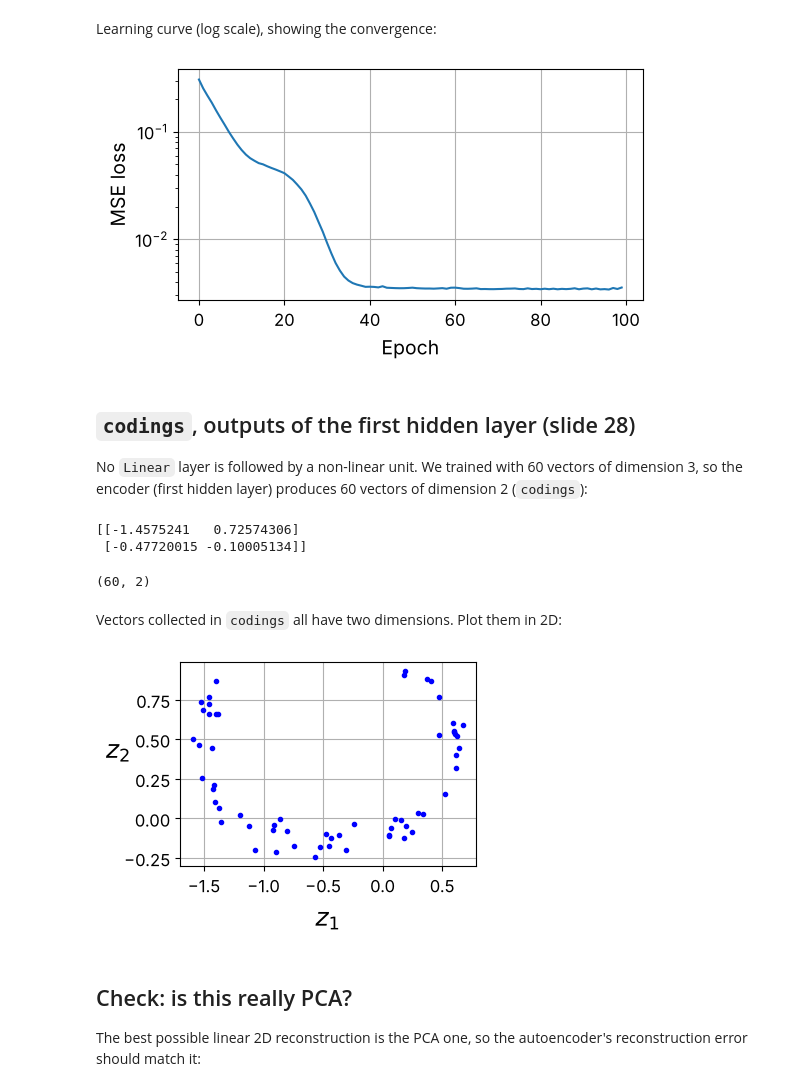
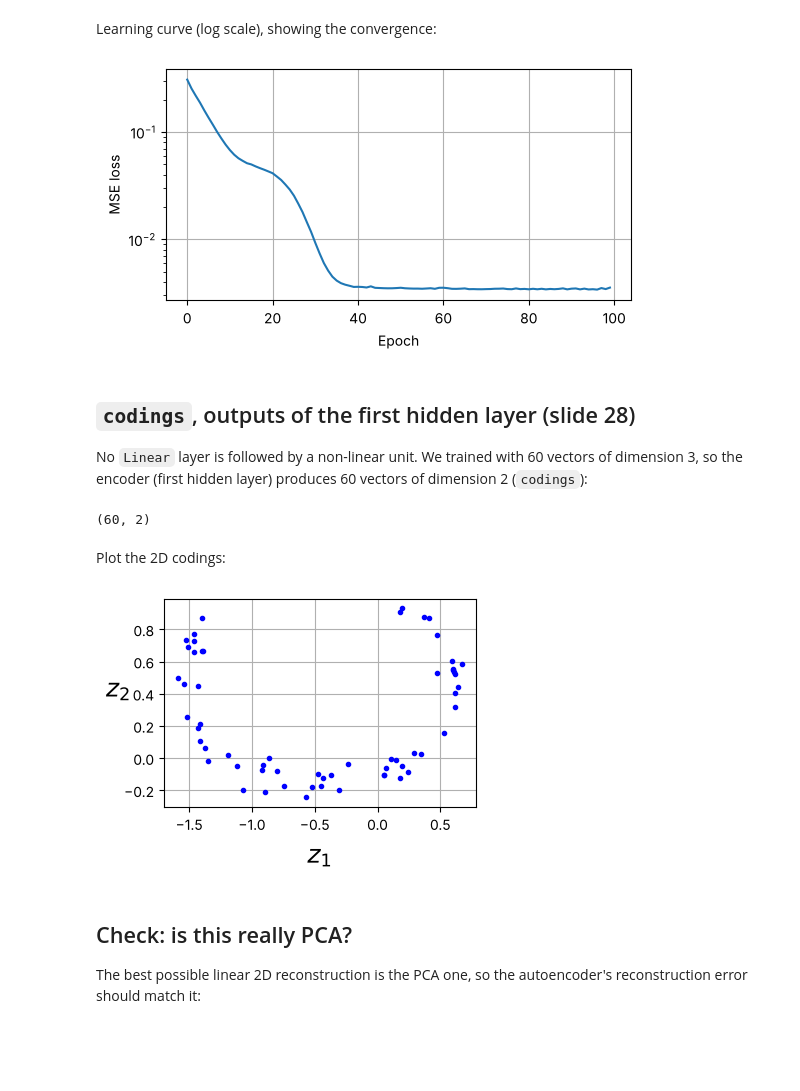
Before and after one commit to jawad197704/e89_Hussein_Jawad_HW06, a Jupyter notebook: HW06_Problem1_Autoencoder_PCA.ipynb, the cells around one changed output. Saved outputs shown, nothing was run; the diff lists cells and outputs as text; code cells hidden in the pictures; blank space fills up the shorter version.

```diff
--- a/HW06_Problem1_Autoencoder_PCA.ipynb
+++ b/HW06_Problem1_Autoencoder_PCA.ipynb
@@ -228,0 +126,22 @@ Epoch 100/100: loss=0.0036
+# %%
+X_train_t = torch.tensor(X_train, dtype=torch.float32)  # NumPy array -> PyTorch tensor (float32).
+train_loader = DataLoader(TensorDataset(X_train_t), batch_size=32, shuffle=True)  # Shuffled mini-batches of 32.
+
+optimizer = torch.optim.NAdam(autoencoder.parameters(), lr=0.02)  # Optimizer that updates the weights.
+loss_fn = nn.MSELoss()                                  # Reconstruction error: mean squared error.
+n_epochs = 100                                          # Number of passes over the training data.
+losses = []                                             # Mean loss of each epoch (learning curve).
+
+for epoch in range(n_epochs):                           # Loop over the epochs.
+    total_loss = 0.0                                    # Sum of the losses in this epoch.
+    for (X_batch,) in train_loader:                     # Loop over the mini-batches.
+        X_batch = X_batch.to(device)                    # Move the batch to the GPU.
+        X_rec = autoencoder(X_batch)                    # Forward pass: reconstruct the inputs.
+        loss = loss_fn(X_rec, X_batch)                  # Compare reconstructions with the inputs.
+        optimizer.zero_grad()                           # Reset the gradients from the previous step.
+        loss.backward()                                 # Backpropagation: compute the gradients.
+        optimizer.step()                                # Update the weights.
+        total_loss += loss.item() * len(X_batch)        # Add this batch's loss (weighted by its size).
+    losses.append(total_loss / len(X_train_t))          # Mean loss over the epoch.
+    if (epoch + 1) % 10 == 0:                           # Print every 10 epochs.
+        print(f"Epoch {epoch + 1}/{n_epochs}: loss={losses[-1]:.4f}")
@@ -230,38 +160,38 @@ Epoch 100/100: loss=0.0036
 Learning curve (log scale), showing the convergence:
 # %%
 plt.figure(figsize=(6, 3))                              # New figure.
-plt.semilogy(history["loss"])                           # Training loss per epoch, log scale.
+plt.semilogy(losses)                                    # Training loss per epoch, log scale.
 plt.xlabel("Epoch")                                     # x-axis label.
 plt.ylabel("MSE loss")                                  # y-axis label.
 plt.grid(True)                                          # Add a grid.
 plt.show()                                              # Display the figure.
 # %% [output]
-[figure, old version]
+[figure, new version]
 # %% [markdown]
 ## `codings`, outputs of the first hidden layer (slide 28)
 
 No `Linear` layer is followed by a non-linear unit. We trained with 60 vectors of dimension 3,
 so the encoder (first hidden layer) produces 60 vectors of dimension 2 (`codings`):
 # %%
-codings = predict(encoder, X_train)                     # Run only the encoder: 3D -> 2D.
-print(codings[:2])                                      # Peek at the first two codings.
-codings.shape                                           # (60, 2): 60 vectors of dimension 2.
+with torch.no_grad():                                   # Just using the model: no gradients needed.
+    codings = encoder(X_train_t.to(device))             # Run only the encoder: 3D -> 2D.
+codings = codings.cpu().numpy()                         # Back to the CPU as a NumPy array for plotting.
+print(codings.shape)                                    # (60, 2): 60 vectors of dimension 2.
 # %% [output]
-[[-1.4575241   0.72574306]
- [-0.47720015 -0.10005134]]
+(60, 2)
-(60, 2)
-# %% [markdown]
-Vectors collected in `codings` all have two dimensions. Plot them in 2D:
+# %% [markdown]
+Plot the 2D codings:
 # %%
-fig = plt.figure(figsize=(4, 3))                        # New figure.
-plt.plot(codings[:, 0], codings[:, 1], "b.")            # Blue dot per coding.
+plt.figure(figsize=(4, 3))                              # New figure.
+plt.plot(codings[:, 0], codings[:, 1], "b.")            # One blue dot per coding.
 plt.xlabel("$z_1$", fontsize=18)                        # First coding dimension.
 plt.ylabel("$z_2$", fontsize=18, rotation=0)            # Second coding dimension.
 plt.grid(True)                                          # Add a grid.
-save_fig("linear_autoencoder_pca_plot")                 # Save the figure (to Drive in Colab).
+plt.tight_layout()                                      # Avoid cutting off the axis labels.
+plt.savefig(IMAGES_DIR / "problem1_codings_2d.png", dpi=300)  # Save the figure (to Drive in Colab).
 plt.show()                                              # Display the figure.
 # %% [output]
-[figure, old version]
+[figure, new version]
 # %% [markdown]
 ## Check: is this really PCA?
 
```
Also changed, not shown: parts of 20 cells of this notebook.
